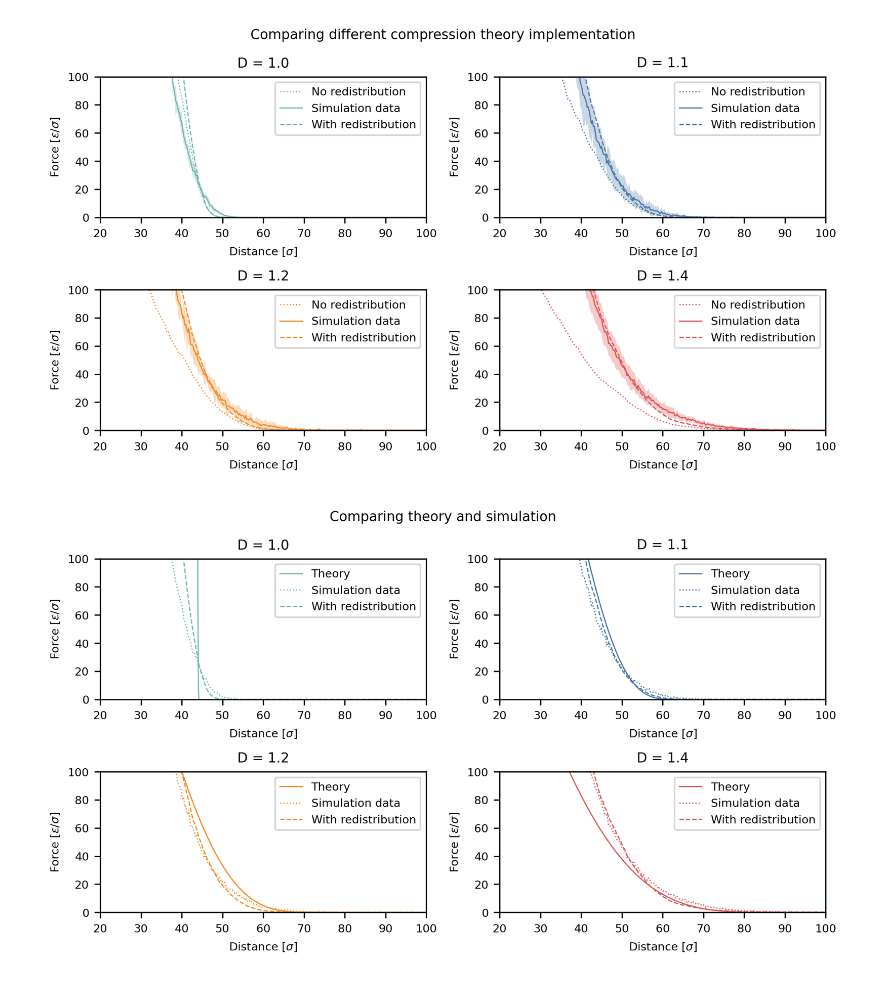
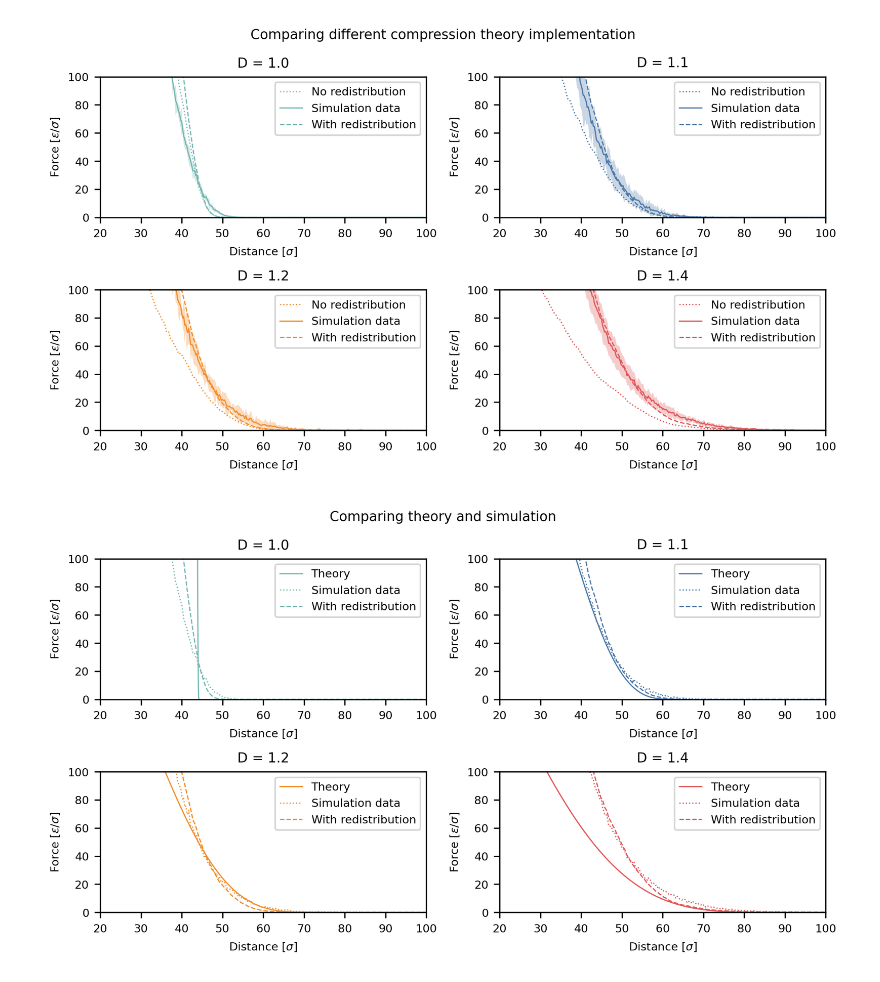
Before and after one commit to leon-a-smook/picbad, a Jupyter notebook: notebooks/compression.ipynb, the cells around one changed output. Cells and saved outputs as stored; diff of their text form; code cells hidden in the pictures.

```diff
--- a/notebooks/compression.ipynb
+++ b/notebooks/compression.ipynb
@@ -93,25 +94,30 @@ fig.tight_layout()
 # %%
 # Compress the profiles
 beta = 0.00
+volume_scaling = 1.667
 brush_10_th = b.Brush("model",
                       {"type" : "gaussian",
                        "Mn" : 100,
-                       "sigma" : 0.1})
+                       "sigma" : 0.1},
+                       volume_scaling=volume_scaling)
 brush_10_th.compress_profile(beta=beta,surface_area=2250,redistribute_polymer=False)
 brush_11_th = b.Brush("model",
                       {"type": "schulz-zimm",
                        "Mn" : 100,
-                       "D" : 1.1})
+                       "D" : 1.1},
+                       volume_scaling=volume_scaling)
 brush_11_th.compress_profile(beta=beta,surface_area=2250,redistribute_polymer=False)
 brush_12_th = b.Brush("model",
                       {"type": "schulz-zimm",
                        "Mn" : 100,
-                       "D" : 1.2})
+                       "D" : 1.2},
+                       volume_scaling=volume_scaling)
 brush_12_th.compress_profile(beta=beta,surface_area=2250,redistribute_polymer=False)
 brush_14_th = b.Brush("model",
                       {"type": "schulz-zimm",
                        "Mn" : 100,
-                       "D" : 1.4})
+                       "D" : 1.4},
+                       volume_scaling=volume_scaling)
 brush_14_th.compress_profile(beta=beta,surface_area=2250,redistribute_polymer=False)
 
 OFFSET = 3
@@ -134,31 +140,31 @@ ax[0][1].plot(brush_11.z,brush_11.compression_force,'--', label='With redistribu
 ax[0][1].set_title("D = 1.1")
 
 
 ax[1][0].plot(brush_12_th.z, brush_12_th.compression_force, "-", label='Theory', color=nature_colors[1])
 data = pd.read_csv("../data/Compression_D120.csv")
 ax[1][0].plot(data.z.to_numpy()-OFFSET,data.F_mean.to_numpy(),':', label='Simulation data', color=nature_colors[1])
 brush_12.compress_profile(beta=beta,surface_area=2250,redistribute_polymer=True)
 ax[1][0].plot(brush_12.z,brush_12.compression_force,'--', label='With redistribution', color=nature_colors[1])
 ax[1][0].set_title("D = 1.2")
 
 
 ax[1][1].plot(brush_14_th.z, brush_14_th.compression_force, "-", label='Theory', color=nature_colors[2])
 data = pd.read_csv("../data/Compression_D140.csv")
 ax[1][1].plot(data.z.to_numpy()-OFFSET,data.F_mean.to_numpy(),':', label='Simulation data', color=nature_colors[2])
 brush_14.compress_profile(beta=beta,surface_area=2250,redistribute_polymer=True)
 ax[1][1].plot(brush_14.z,brush_14.compression_force,'--', label='With redistribution', color=nature_colors[2])
 ax[1][1].set_title("D = 1.4")
 
 
 for i, ax in enumerate(fig.axes):
     ax.set_ylabel(str(i))
     ax.set_xlim([20,100])
     ax.set_xlabel("Distance [$\sigma$]")
     ax.set_ylim([0,100])
     ax.set_ylabel("Force [$\epsilon/\sigma$]")
     ax.legend()
 
 fig.suptitle("Comparing theory and simulation")
 fig.tight_layout()
 # %% [output]
-[figure, old version]
+[figure, new version]
```
Also changed, not shown: parts of 6 cells of this notebook, 4 other files.
